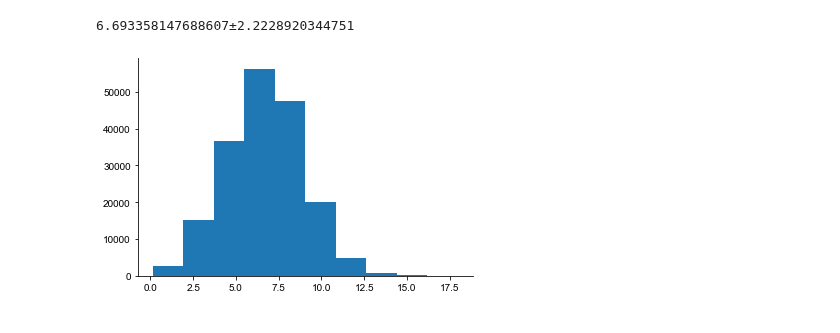
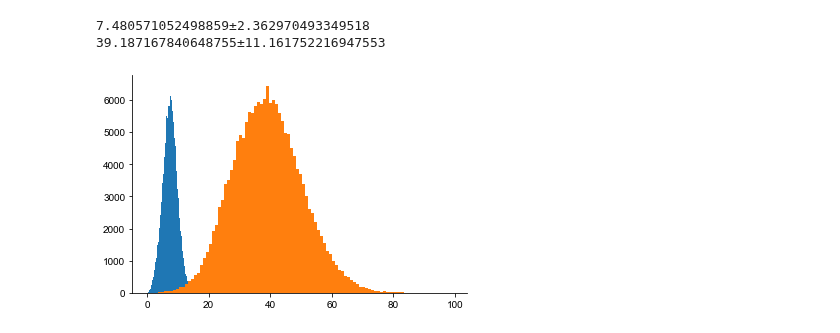
Before and after one commit to CNS-OIST/pycabnn, a Jupyter notebook: docs/fig_GLO_GRC/fig_GLO_GRC.ipynb, the cells around one changed output. Drawn from its saved outputs; the diff is of its cells as text; code cells hidden in the pictures.

```diff
--- a/docs/fig_GLO_GRC/fig_GLO_GRC.ipynb
+++ b/docs/fig_GLO_GRC/fig_GLO_GRC.ipynb
@@ -3,7 +3,7 @@
 import numpy as np
 import matplotlib.pyplot as plt
 # %%
-fname = "../fig_POPGEN/coords_20190626_1_1.npz"
+fname = "../fig_POPGEN/coords_20190626_1_2.npz"
 f = np.load(fname)
 f['grc_nop'].shape
 # %% [output]
@@ -43,7 +43,7 @@ Current range:
  y: [0.03680411733359179, 699.9969905094972]
  z: [0.0011508231361929688, 199.98956118528915]
 # %%
-scale_factor = 1/7
+scale_factor = 1/5.5
 # %%
 src = grc.copy()
 tgt = glo.copy()
@@ -76,8 +76,16 @@ dendvs = [glo[conn,:] - grc[i,:] for i, conn in enumerate(conns) if conn.size>0]
 # %%
+dendvs = [glo[conns[i],:] - grc[i,:] for i, conn in enumerate(conns) if conn.size>0]
+
 ml_spread = np.array([z[:,0].max()-z[:,0].min() for z in dendvs])
 
-plt.hist(ml_spread)
+plt.hist(ml_spread,100)
 print('{}±{}'.format(ml_spread.mean(), ml_spread.std()))
+
+sg_spread = np.array([z[:,1].max()-z[:,1].min() for z in dendvs])
+
+plt.hist(sg_spread,100)
+print('{}±{}'.format(sg_spread.mean(), sg_spread.std()))
 # %% [output]
-6.693358147688607±2.2228920344751
+7.480571052498859±2.362970493349518
+39.187167840648755±11.161752216947553
-[figure, old version]
+[figure, new version]
```
Also changed, not shown: parts of 7 cells of this notebook, 14 other files.
